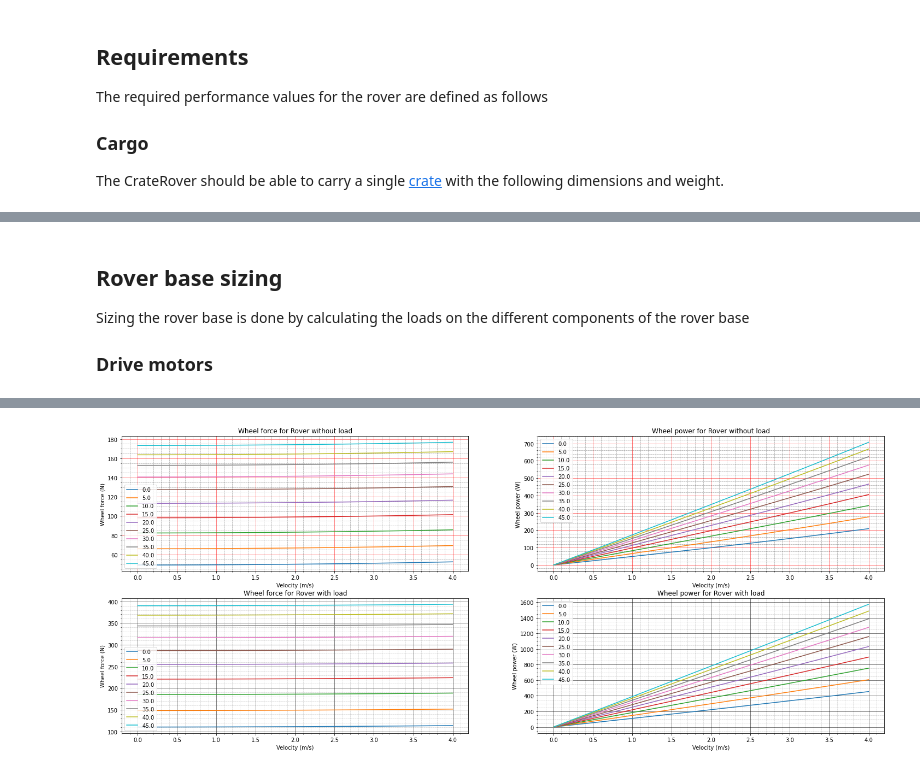
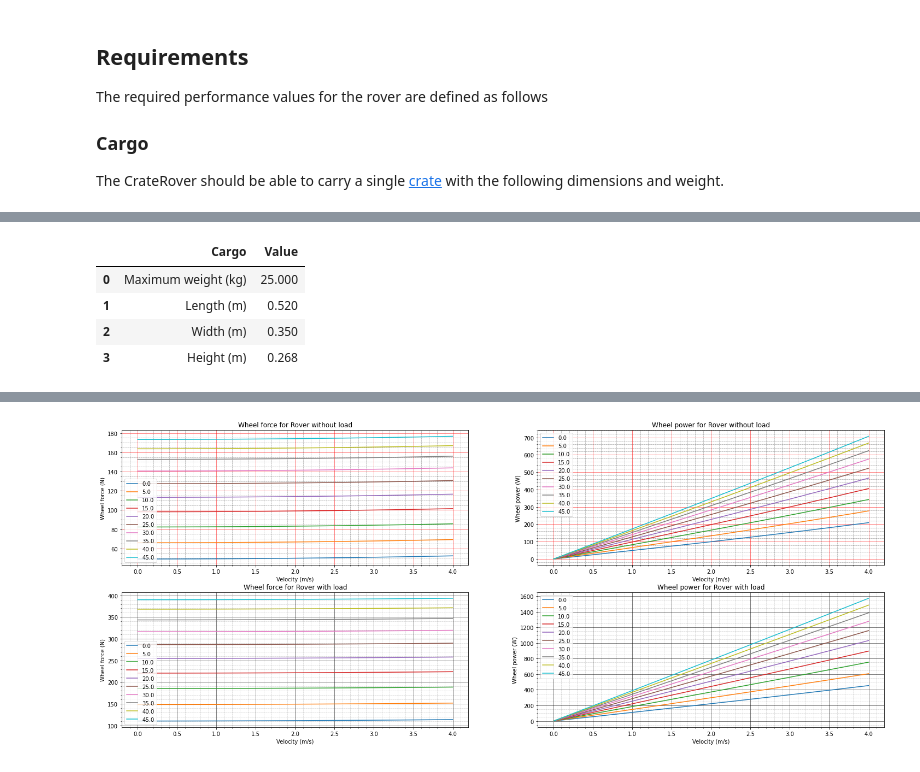
Before and after one commit to pvandervelde/zinger, a Jupyter notebook: requirements.ipynb, the cells around one changed output, grey strips where cells are left out. Drawn from its saved outputs; the diff is of its cells as text; code cells hidden in the pictures.

```diff
--- a/requirements.ipynb
+++ b/requirements.ipynb
@@ -91,6 +24,10 @@ pd.DataFrame(rover_data, columns=["Rover information", "Value"])
-# %% [markdown]
-## Rover base sizing
-
-Sizing the rover base is done by calculating the loads on the different components of the rover base
-
-### Drive motors
+# %%
+# Cargo
+cargo = Cargo(BoundingBox(0.520, 0.350, 0.268), 25.0)
+cargo.to_dataframe()
+# %% [output]
+|  | Cargo | Value |
+| 0 | Maximum weight (kg) | 25.000 |
+| 1 | Length (m) | 0.520 |
+| 2 | Width (m) | 0.350 |
+| 3 | Height (m) | 0.268 |
```
Also changed, not shown: parts of 19 cells of this notebook.
